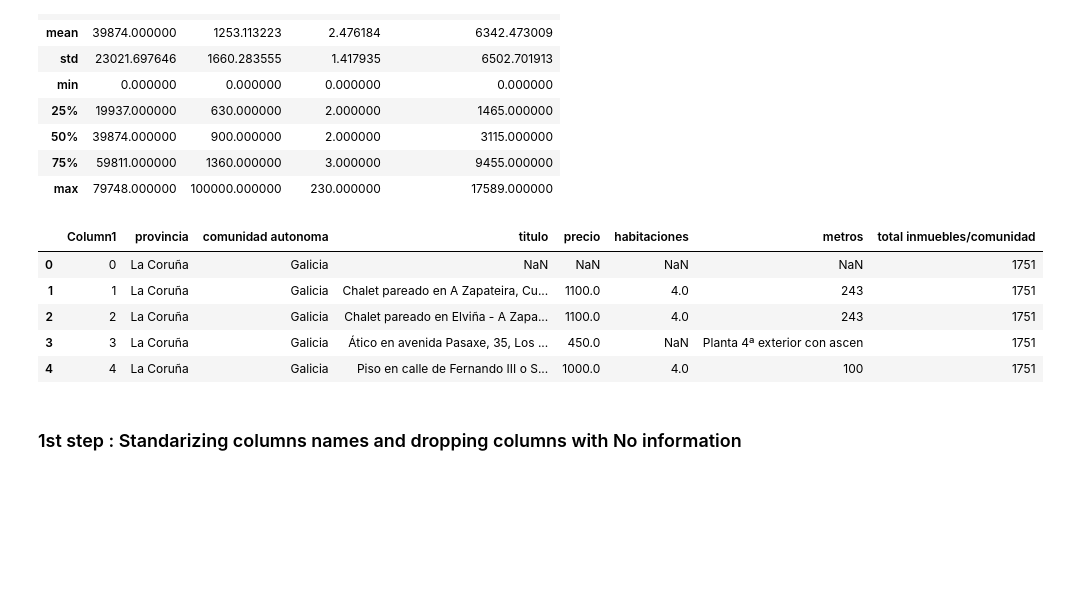
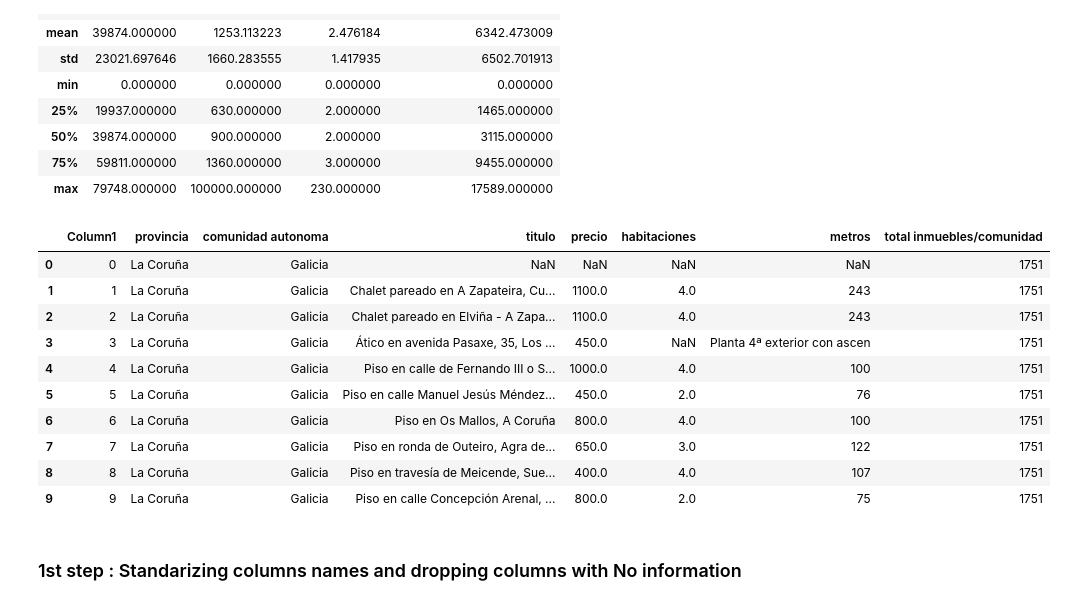
Before and after one commit to marciafof/DAFT_0116_OTALORAMarcia, a Jupyter notebook: Module_1/Project_Week_3_Data-Preparation/scripts/data_exploration.ipynb, the cells around one changed output. Saved outputs shown, nothing was run; the diff lists cells and outputs as text; code cells hidden in the pictures; blank space fills up the shorter version.

```diff
--- a/Module_1/Project_Week_3_Data-Preparation/scripts/data_exploration.ipynb
+++ b/Module_1/Project_Week_3_Data-Preparation/scripts/data_exploration.ipynb
@@ -44,14 +44,19 @@ df.describe()
 | 75% | 59811.000000 | 1360.000000 | 3.000000 | 9455.000000 |
 | max | 79748.000000 | 100000.000000 | 230.000000 | 17589.000000 |
 # %%
-df.head()
+df.head(10)
 # %% [output]
 |  | Column1 | provincia | comunidad autonoma | titulo | precio | habitaciones | metros | total inmuebles/comunidad |
 | 0 | 0 | La Coruña | Galicia | NaN | NaN | NaN | NaN | 1751 |
 | 1 | 1 | La Coruña | Galicia | Chalet pareado en A Zapateira, Cu... | 1100.0 | 4.0 | 243 | 1751 |
 | 2 | 2 | La Coruña | Galicia | Chalet pareado en Elviña - A Zapa... | 1100.0 | 4.0 | 243 | 1751 |
 | 3 | 3 | La Coruña | Galicia | Ático en avenida Pasaxe, 35, Los ... | 450.0 | NaN | Planta 4ª exterior con ascen | 1751 |
 | 4 | 4 | La Coruña | Galicia | Piso en calle de Fernando III o S... | 1000.0 | 4.0 | 100 | 1751 |
+| 5 | 5 | La Coruña | Galicia | Piso en calle Manuel Jesús Méndez... | 450.0 | 2.0 | 76 | 1751 |
+| 6 | 6 | La Coruña | Galicia | Piso en Os Mallos, A Coruña | 800.0 | 4.0 | 100 | 1751 |
+| 7 | 7 | La Coruña | Galicia | Piso en ronda de Outeiro, Agra de... | 650.0 | 3.0 | 122 | 1751 |
+| 8 | 8 | La Coruña | Galicia | Piso en travesía de Meicende, Sue... | 400.0 | 4.0 | 107 | 1751 |
+| 9 | 9 | La Coruña | Galicia | Piso en calle Concepción Arenal, ... | 800.0 | 2.0 | 75 | 1751 |
 # %% [markdown]
 ### 1st step : Standarizing columns names and dropping columns with No information
 # %%
```
Also changed, not shown: parts of 18 cells of this notebook, 8 other files.
